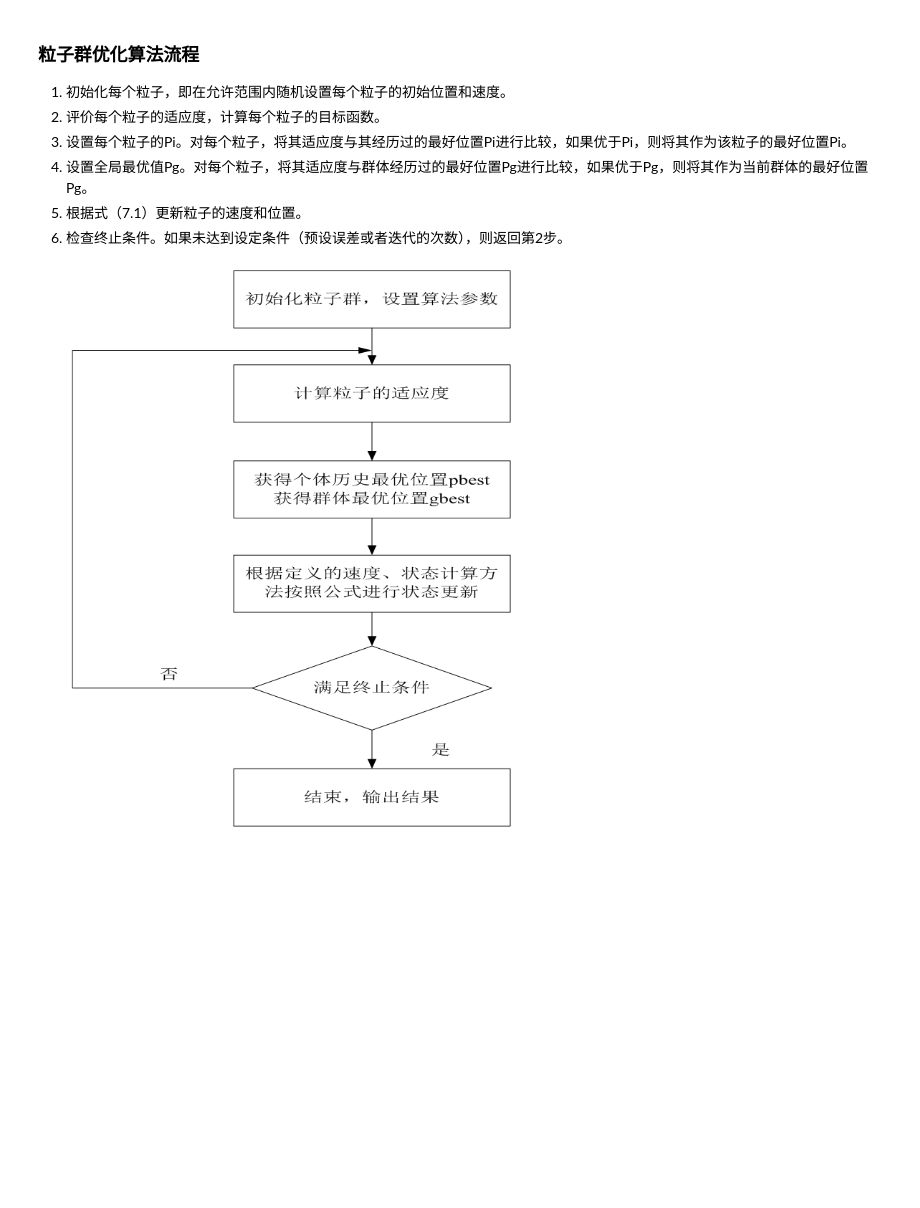
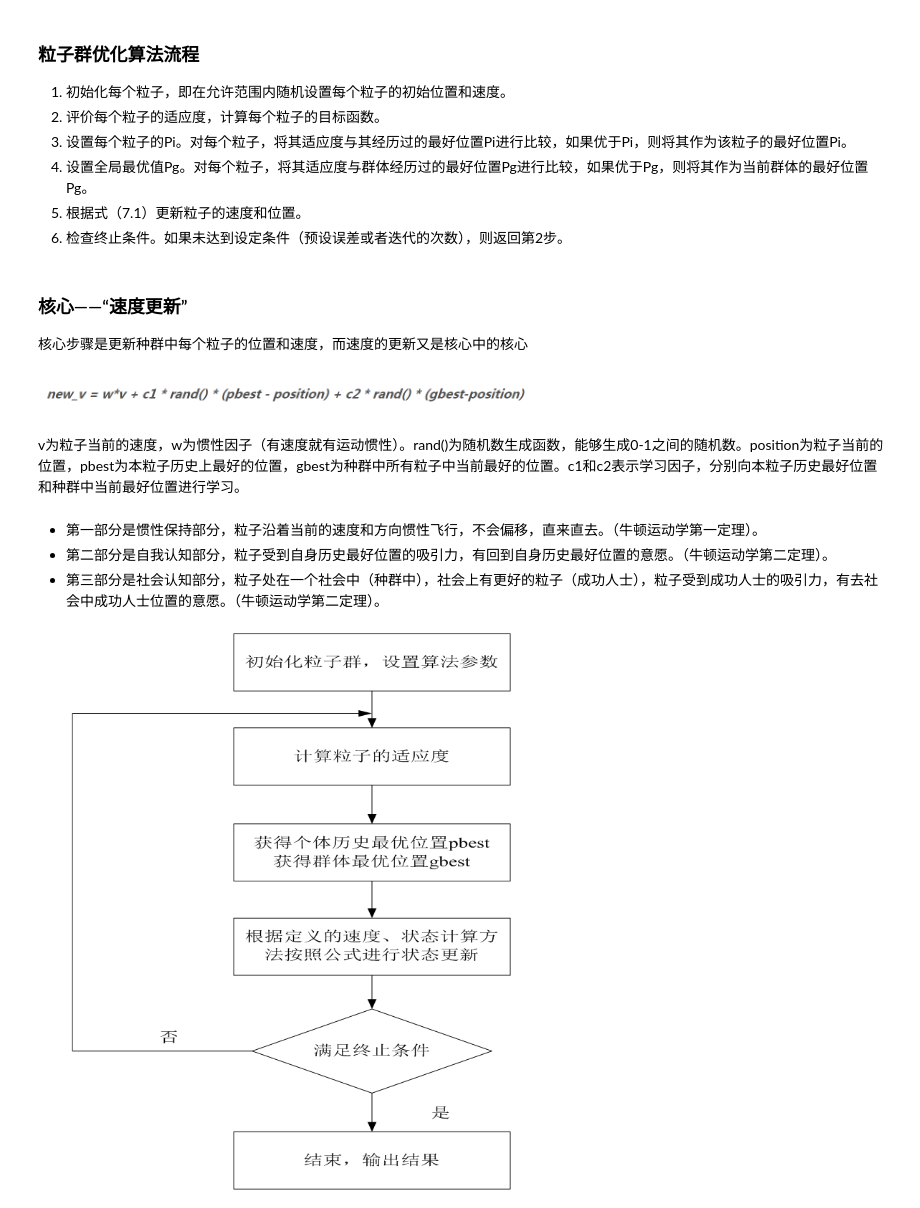
Before and after one commit to happyfaye/AIforJmuNet, a Jupyter notebook: 教学资料/智能计算及其应用/实例：粒子群算法/PSO.ipynb, the cells around one changed output. Cells and saved outputs as stored; diff of their text form; code cells hidden in the pictures; blank space fills up the shorter version.

```diff
--- a/教学资料/智能计算及其应用/实例：粒子群算法/PSO.ipynb
+++ b/教学资料/智能计算及其应用/实例：粒子群算法/PSO.ipynb
@@ -9,6 +17,20 @@
 4. 设置全局最优值Pg。对每个粒子，将其适应度与群体经历过的最好位置Pg进行比较，如果优于Pg，则将其作为当前群体的最好位置Pg。
 5. 根据式（7.1）更新粒子的速度和位置。
 6. 检查终止条件。如果未达到设定条件（预设误差或者迭代的次数），则返回第2步。
+# %% [markdown]
+### 核心——“速度更新”
+核心步骤是更新种群中每个粒子的位置和速度，而速度的更新又是核心中的核心
+# %%
+from IPython.display import Image
+Image(filename='./img/formula.png', width=500)
+# %% [output]
+[figure, added]
+# %% [markdown]
+ v为粒子当前的速度，w为惯性因子（有速度就有运动惯性）。rand()为随机数生成函数，能够生成0-1之间的随机数。position为粒子当前的位置，pbest为本粒子历史上最好的位置，gbest为种群中所有粒子中当前最好的位置。c1和c2表示学习因子，分别向本粒子历史最好位置和种群中当前最好位置进行学习。
+# %% [markdown]
+- 第一部分是惯性保持部分，粒子沿着当前的速度和方向惯性飞行，不会偏移，直来直去。（牛顿运动学第一定理）。
+- 第二部分是自我认知部分，粒子受到自身历史最好位置的吸引力，有回到自身历史最好位置的意愿。（牛顿运动学第二定理）。
+- 第三部分是社会认知部分，粒子处在一个社会中（种群中），社会上有更好的粒子（成功人士），粒子受到成功人士的吸引力，有去社会中成功人士位置的意愿。（牛顿运动学第二定理）。
 # %%
 from IPython.display import Image
 Image(filename='./img/PSO Process.png', width=500)
```
Also changed, not shown: parts of 1 cell of this notebook, 1 other file.
